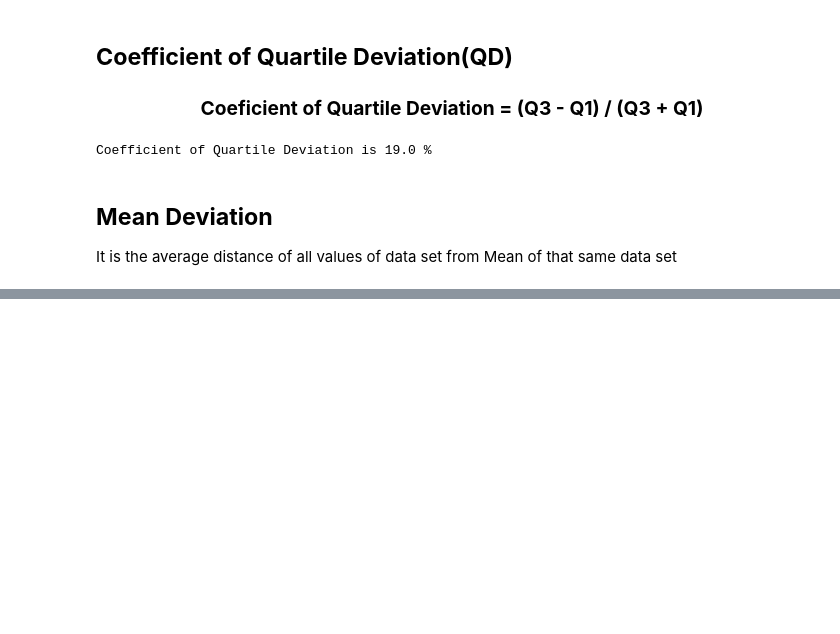
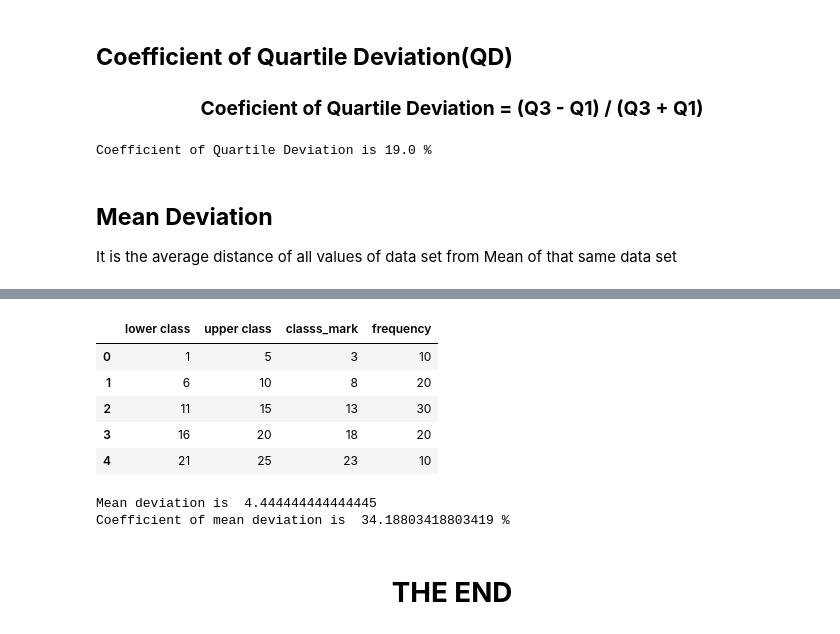
Before and after one commit to Maliksaad231224/Implementation-of-Statistical-Concepts-in-Python, a Jupyter notebook: stats.ipynb, the cells around one changed output, grey strips where cells are left out. Cells and saved outputs as stored; diff of their text form; code cells hidden in the pictures; blank space fills up the shorter version.

```diff
--- a/stats.ipynb
+++ b/stats.ipynb
@@ -1137,0 +1166,31 @@ that same data set
+# %%
+df=pd.DataFrame(
+    {
+        'lower class':[1,6,11,16,21],
+        'upper class':[5,10,15,20,25],
+        'classs_mark':[3,8,13,18,23],
+        'frequency':[10,20,30,20,10]
+    }
+)
+df
+# %% [output]
+|  | lower class | upper class | classs_mark | frequency |
+| 0 | 1 | 5 | 3 | 10 |
+| 1 | 6 | 10 | 8 | 20 |
+| 2 | 11 | 15 | 13 | 30 |
+| 3 | 16 | 20 | 18 | 20 |
+| 4 | 21 | 25 | 23 | 10 |
+# %%
+df['fx']=df['classs_mark']*df['frequency']
+mean_of_data=np.sum(df['fx']) / np.sum(df['frequency'])
+df['|x-mean|']=df['classs_mark']-mean_of_data
+df['f|x-mean|']=np.abs(df['|x-mean|']*df['frequency'])
+mean_devation=np.sum(df['f|x-mean|'])/np.sum(df['frequency'])
+print('Mean deviation is ',mean_devation)
+coef_dev=(mean_devation/mean_of_data)*100
+print("Coefficient of mean deviation is ",coef_dev,'%')
+# %% [output]
+Mean deviation is  4.444444444444445
+Coefficient of mean deviation is  34.18803418803419 %
+# %% [markdown]
+# <CENTER>**THE END**</CENTER>
```
Also changed, not shown: parts of 4 cells of this notebook.
